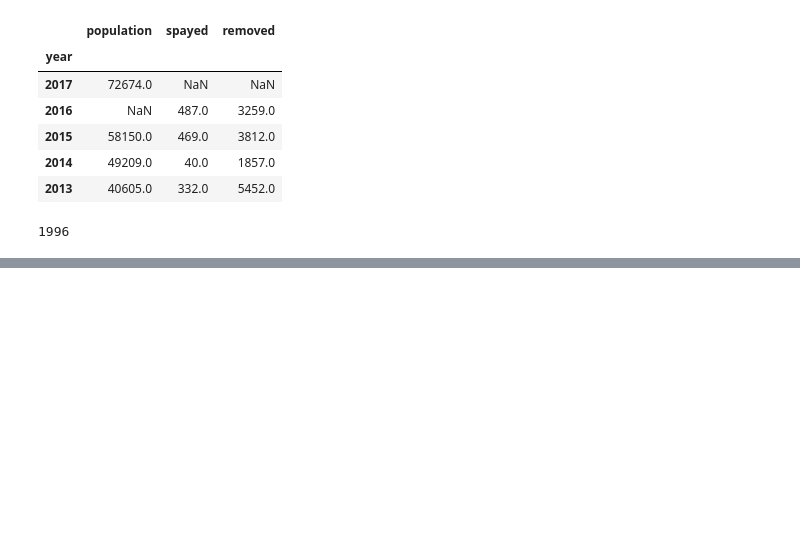
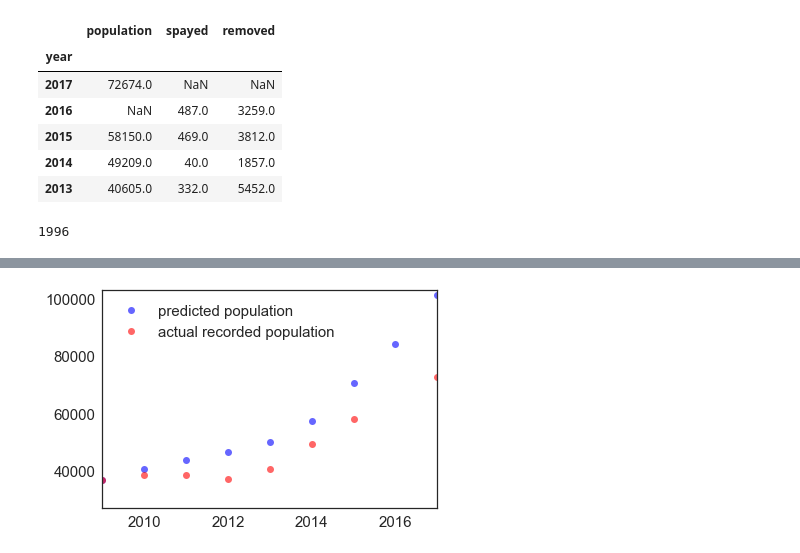
Before and after one commit to chiunaomi/ModSim-1, a Jupyter notebook: code/Horses and Burros.ipynb, the cells around one changed output, grey strips where cells are left out. Saved outputs shown, nothing was run; the diff lists cells and outputs as text; code cells hidden in the pictures; blank space fills up the shorter version.

```diff
--- a/code/Horses and Burros.ipynb
+++ b/code/Horses and Burros.ipynb
@@ -430,0 +258,15 @@ NameError: name 'run_simulation' is not defined
+# %%
+population = data.population
+removal = data.removed
+#first_year = data.index[-1] #these #s are because the data is backwards
+first_year = 2009
+last_year = data.index[0]
+initial_population = data['population'][2009]
+mean_growth_rate = 0.25 #0.156 # mean growth rate calculated from "doubling every 4-5 years" stat
+#standard deviation of growth rate assuming upper and lower growth rate bound 2 sd from mean
+standard_dev_growth = 0.0085
+fertility_treat_rate = 0.5 #also referred to here as "spay_rate," although it only lasts 1 year
+# %%
+system = System(t0 = first_year, p0 = initial_population, t_end = last_year,
+                mean_growth = mean_growth_rate,
+                sd_growth = standard_dev_growth, spay_rate = fertility_treat_rate)
@@ -430,0 +301,8 @@ NameError: name 'run_simulation' is not defined
+# %%
+run_simulation4(system)
+plot(system.results, 'bo', label = 'predicted population')
+plot(population, 'ro', label='actual recorded population')
+legend()
+xlim(2009, 2017);
+# %% [output]
+[figure, added]
```
Also changed, not shown: parts of 78 cells of this notebook.
